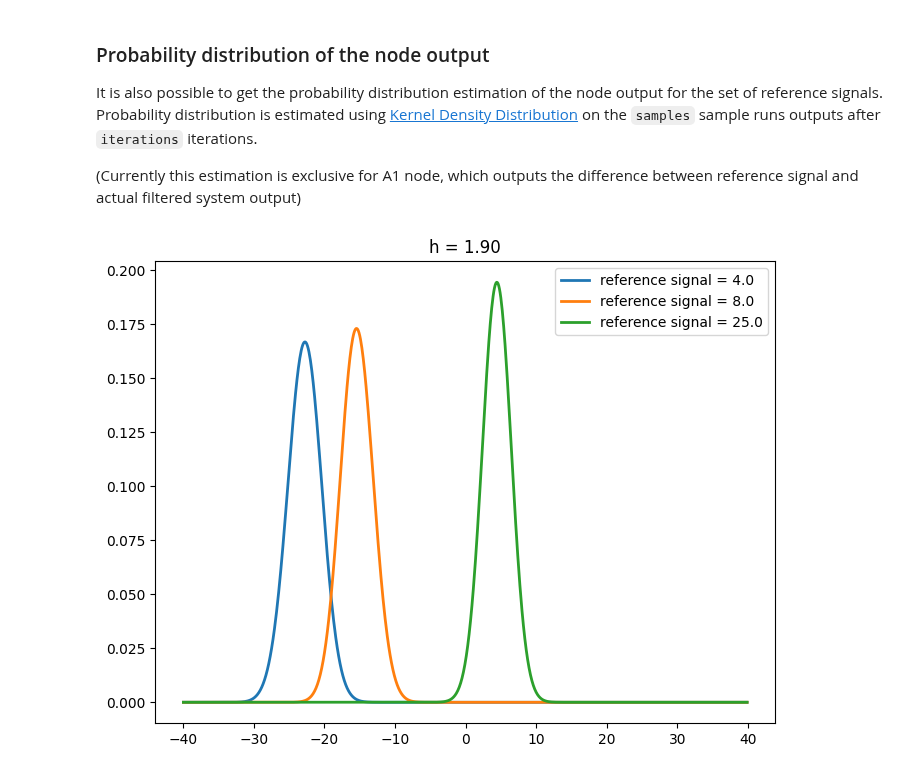
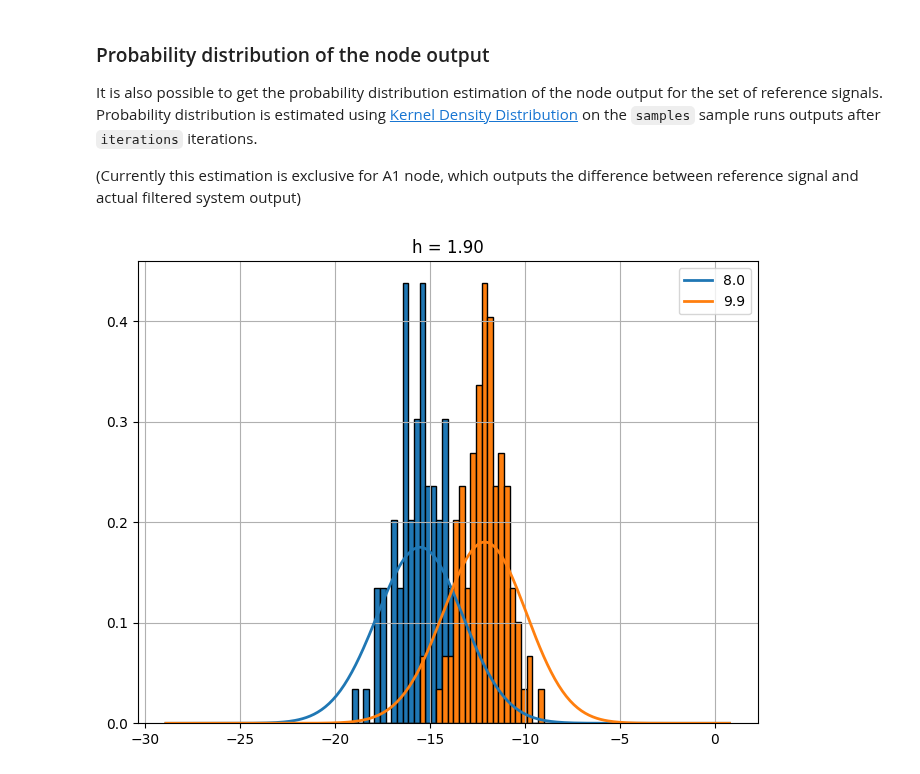
Before and after one commit to humancompatible/interconnect, a Jupyter notebook: examples/approximation.ipynb, the cells around one changed output. Drawn from its saved outputs; the diff is of its cells as text; code cells hidden in the pictures.

```diff
--- a/examples/approximation.ipynb
+++ b/examples/approximation.ipynb
@@ -43,8 +53,14 @@ Probability distribution is estimated using [Kernel Density Distribution](https:
 
 (Currently this estimation is exclusive for A1 node, which outputs the difference between reference signal and actual filtered system output)
 # %%
-from humancompatible.interconnect.simulators.distribution import Distribution
-dist = Distribution(sim_class=ExampleReLUSim, iterations=200, samples=100)
-distributions = dist.get_distributions(h=1.9, reference_signals=np.array([4.0, 8.0, 25.0]), x_min=-40, x_max=40, bins=100)
+from humancompatible.interconnect.simulators.distribution import *
+h = 1.9
+step = 0.1
+iterations=50
+samples = 100
+reference_signals = np.array([8.0, 9.9])
+
+outputs = generate_outputs(sim_class=ExampleReLUSim, reference_signals=reference_signals, iterations=iterations, samples=samples)
+distributions = get_distributions(x=outputs, h=h, labels=reference_signals, bins_n=100, step=step, show_histograms=True)
 # %% [output]
-[figure, old version]
+[figure, new version]
```
Also changed, not shown: parts of 4 cells of this notebook, 2 other files.
